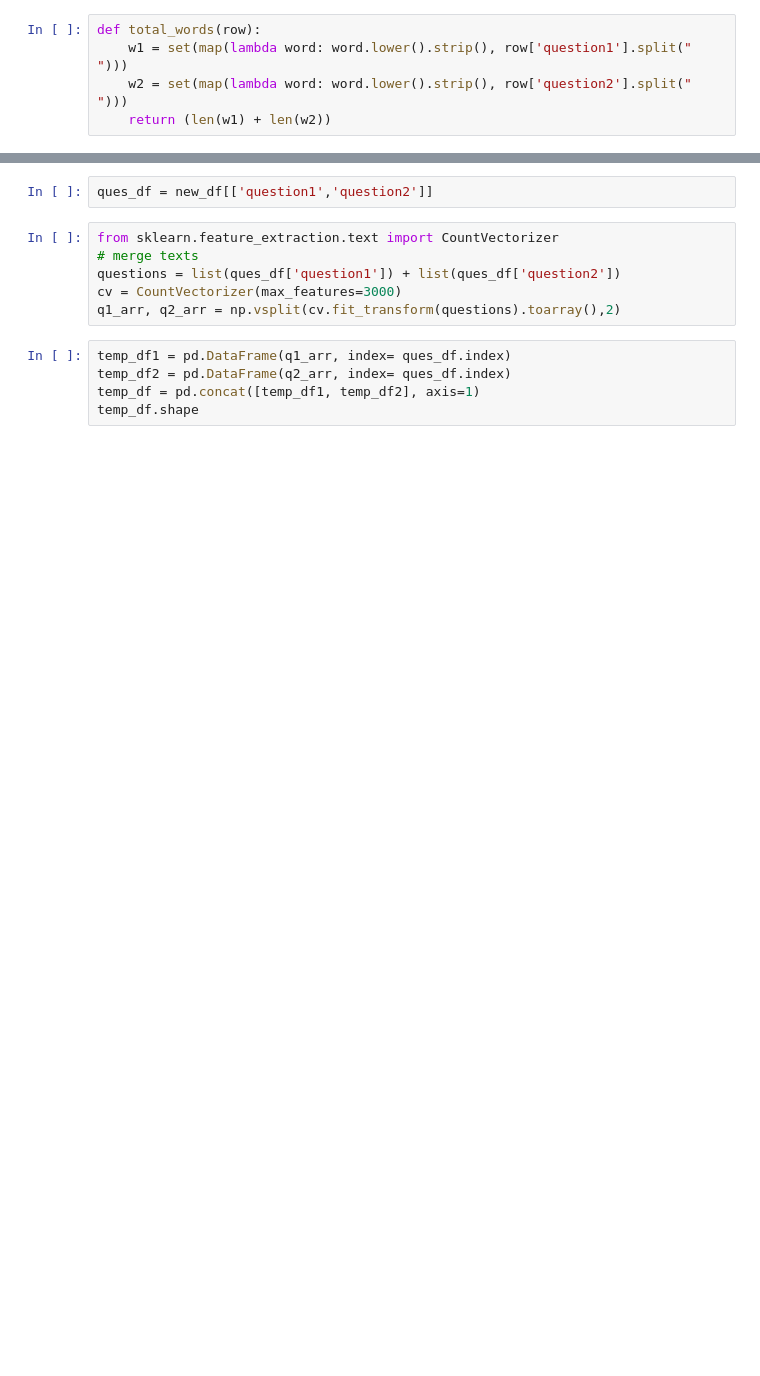
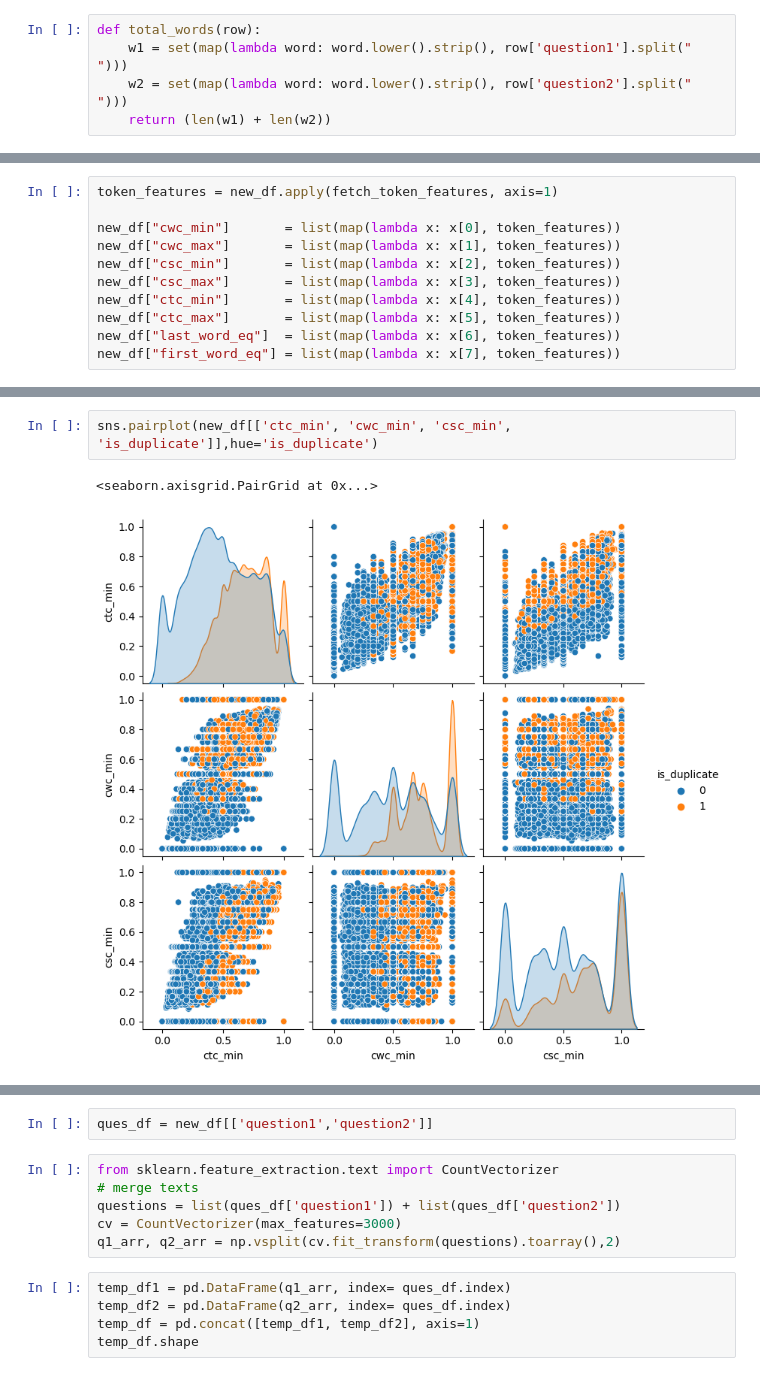
Before and after one commit to samiulbuet09/Quora-Duplicate-Question-Pair-Detection, a Jupyter notebook: Quora-Duplicate-Question-Pair.ipynb, the cells around one changed output, grey strips where cells are left out. Drawn from its saved outputs; the diff is of its cells as text; blank space fills up the shorter version.

Commit message:
Applying Stop Words Related Features

```diff
--- a/Quora-Duplicate-Question-Pair.ipynb
+++ b/Quora-Duplicate-Question-Pair.ipynb
@@ -269,0 +324,11 @@ new_df.head()
+# %%
+token_features = new_df.apply(fetch_token_features, axis=1)
+
+new_df["cwc_min"]       = list(map(lambda x: x[0], token_features))
+new_df["cwc_max"]       = list(map(lambda x: x[1], token_features))
+new_df["csc_min"]       = list(map(lambda x: x[2], token_features))
+new_df["csc_max"]       = list(map(lambda x: x[3], token_features))
+new_df["ctc_min"]       = list(map(lambda x: x[4], token_features))
+new_df["ctc_max"]       = list(map(lambda x: x[5], token_features))
+new_df["last_word_eq"]  = list(map(lambda x: x[6], token_features))
+new_df["first_word_eq"] = list(map(lambda x: x[7], token_features))
@@ -269,0 +345,5 @@ new_df.head()
+# %%
+sns.pairplot(new_df[['ctc_min', 'cwc_min', 'csc_min', 'is_duplicate']],hue='is_duplicate')
+# %% [output]
+<seaborn.axisgrid.PairGrid at 0x...>
+[figure, added]
```
Also changed, not shown: parts of 14 cells of this notebook.
